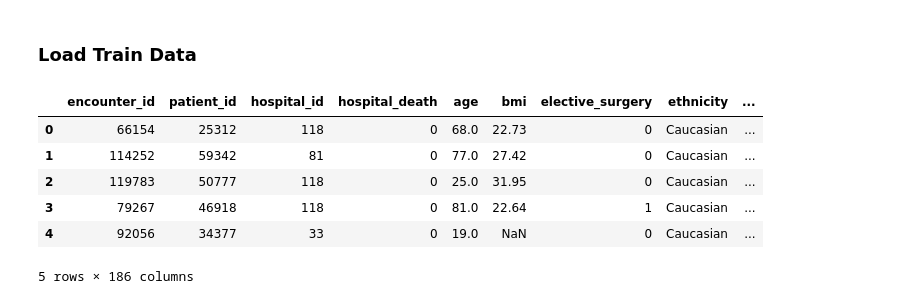
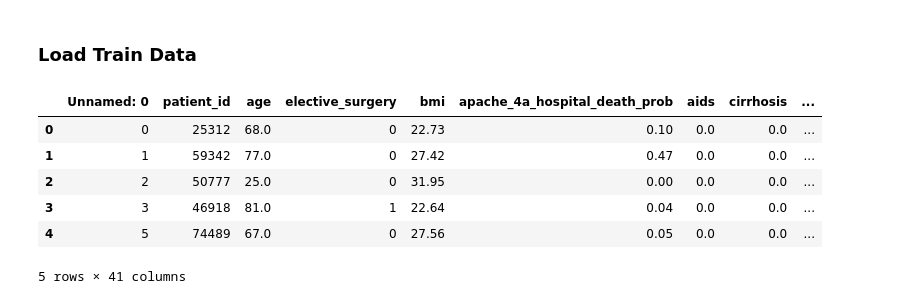
Before and after one commit to Mackenzie-Meni/UF-biasathon-workshop2025, a Jupyter notebook: 5_generate_model_card_clean.ipynb, the cells around one changed output. Saved outputs shown, nothing was run; the diff lists cells and outputs as text; code cells hidden in the pictures.

```diff
--- a/5_generate_model_card_clean.ipynb
+++ b/5_generate_model_card_clean.ipynb
@@ -25,15 +17,16 @@ warnings.filterwarnings("ignore")
 # %% [markdown]
 ### Load Train Data
 # %%
-data = pd.read_csv('../training_v2.csv')
+data = pd.read_csv('/Users/jeremy/Desktop/ISICEM/widsdatathon2020/data_clean.csv')
+# data = pd.read_csv('../training_v2.csv')
 
 # Display the first few rows of the dataset
 data.head()
 # %% [output]
-|  | encounter_id | patient_id | hospital_id | hospital_death | age | bmi | elective_surgery | ethnicity | ... |
-| 0 | 66154 | 25312 | 118 | 0 | 68.0 | 22.73 | 0 | Caucasian | ... |
-| 1 | 114252 | 59342 | 81 | 0 | 77.0 | 27.42 | 0 | Caucasian | ... |
-| 2 | 119783 | 50777 | 118 | 0 | 25.0 | 31.95 | 0 | Caucasian | ... |
-| 3 | 79267 | 46918 | 118 | 0 | 81.0 | 22.64 | 1 | Caucasian | ... |
-| 4 | 92056 | 34377 | 33 | 0 | 19.0 | NaN | 0 | Caucasian | ... |
+|  | Unnamed: 0 | patient_id | age | elective_surgery | bmi | apache_4a_hospital_death_prob | aids | cirrhosis | ... |
+| 0 | 0 | 25312 | 68.0 | 0 | 22.73 | 0.10 | 0.0 | 0.0 | ... |
+| 1 | 1 | 59342 | 77.0 | 0 | 27.42 | 0.47 | 0.0 | 0.0 | ... |
+| 2 | 2 | 50777 | 25.0 | 0 | 31.95 | 0.00 | 0.0 | 0.0 | ... |
+| 3 | 3 | 46918 | 81.0 | 1 | 22.64 | 0.04 | 0.0 | 0.0 | ... |
+| 4 | 5 | 74489 | 67.0 | 0 | 27.56 | 0.05 | 0.0 | 0.0 | ... |
-5 rows × 186 columns
+5 rows × 41 columns
```
Also changed, not shown: parts of 47 cells of this notebook, 22 other files.
